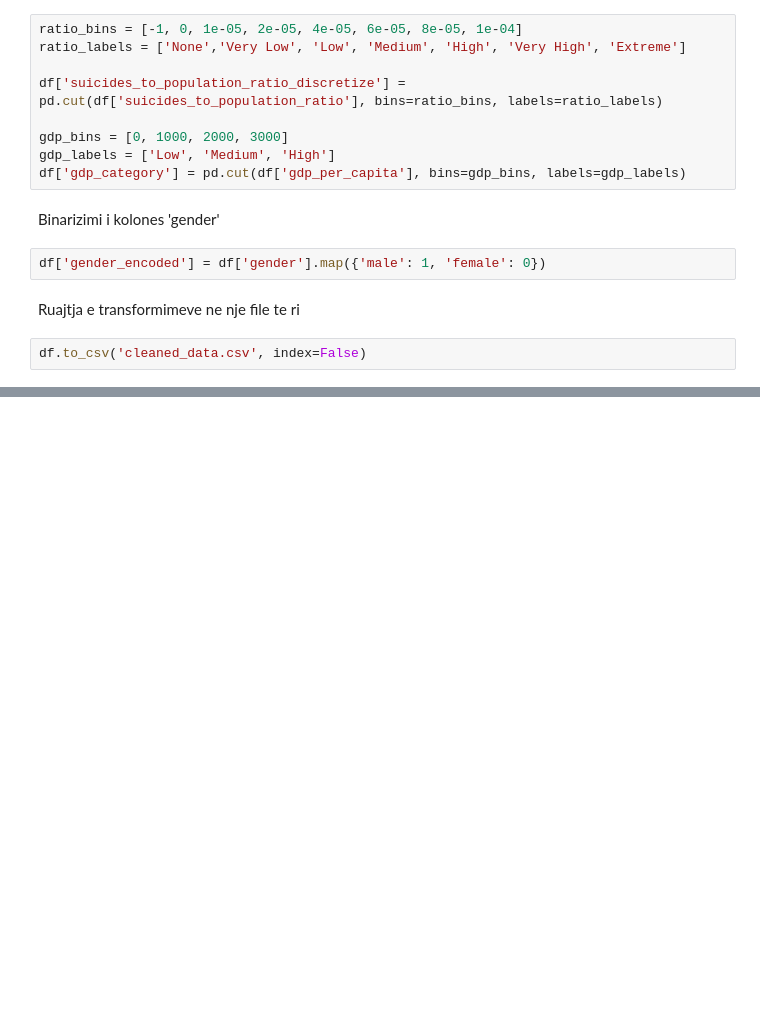
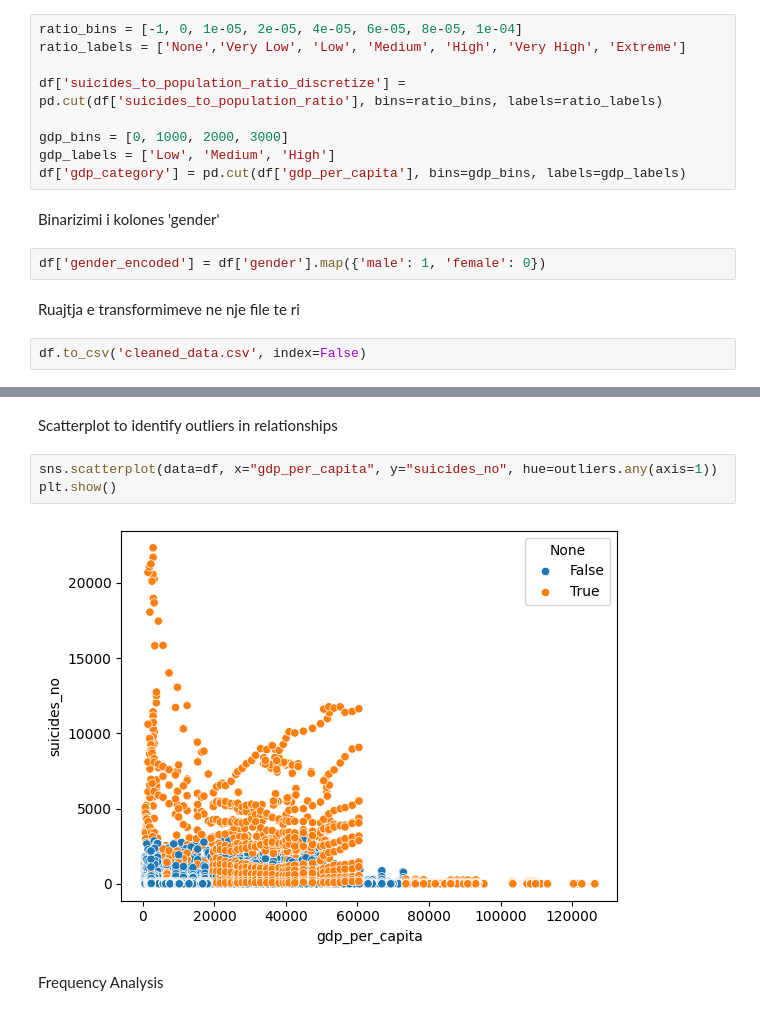
Before and after one commit to EndriitHoda/data-processing-visualization-suicide-rates-overview, a Jupyter notebook: DataProcessing.ipynb, the cells around one changed output, grey strips where cells are left out. Saved outputs shown, nothing was run; the diff lists cells and outputs as text; blank space fills up the shorter version.

```diff
--- a/DataProcessing.ipynb
+++ b/DataProcessing.ipynb
@@ -137,0 +217,9 @@ df.to_csv('cleaned_data.csv', index=False)
+# %% [markdown]
+Scatterplot to identify outliers in relationships
+# %%
+sns.scatterplot(data=df, x="gdp_per_capita", y="suicides_no", hue=outliers.any(axis=1))
+plt.show()
+# %% [output]
+[figure, added]
+# %% [markdown]
+Frequency Analysis
```
Also changed, not shown: parts of 12 cells of this notebook.
